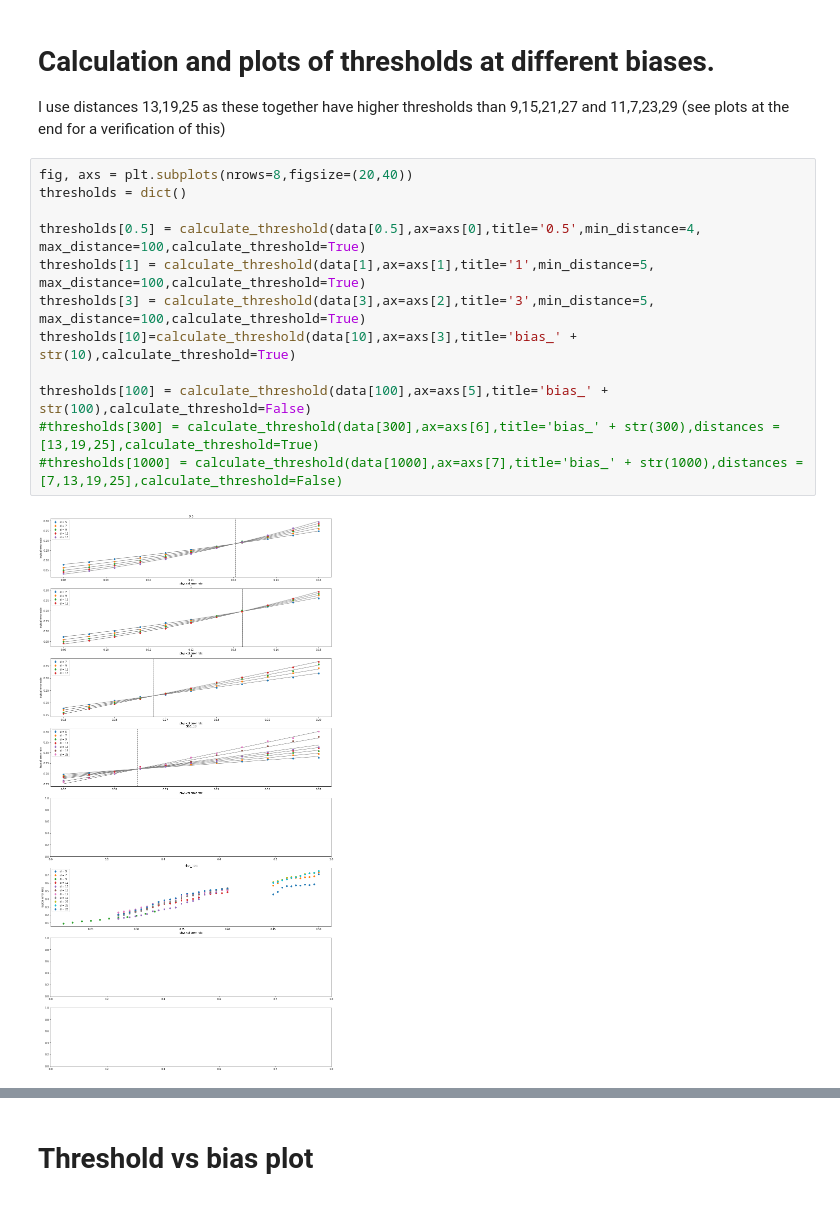
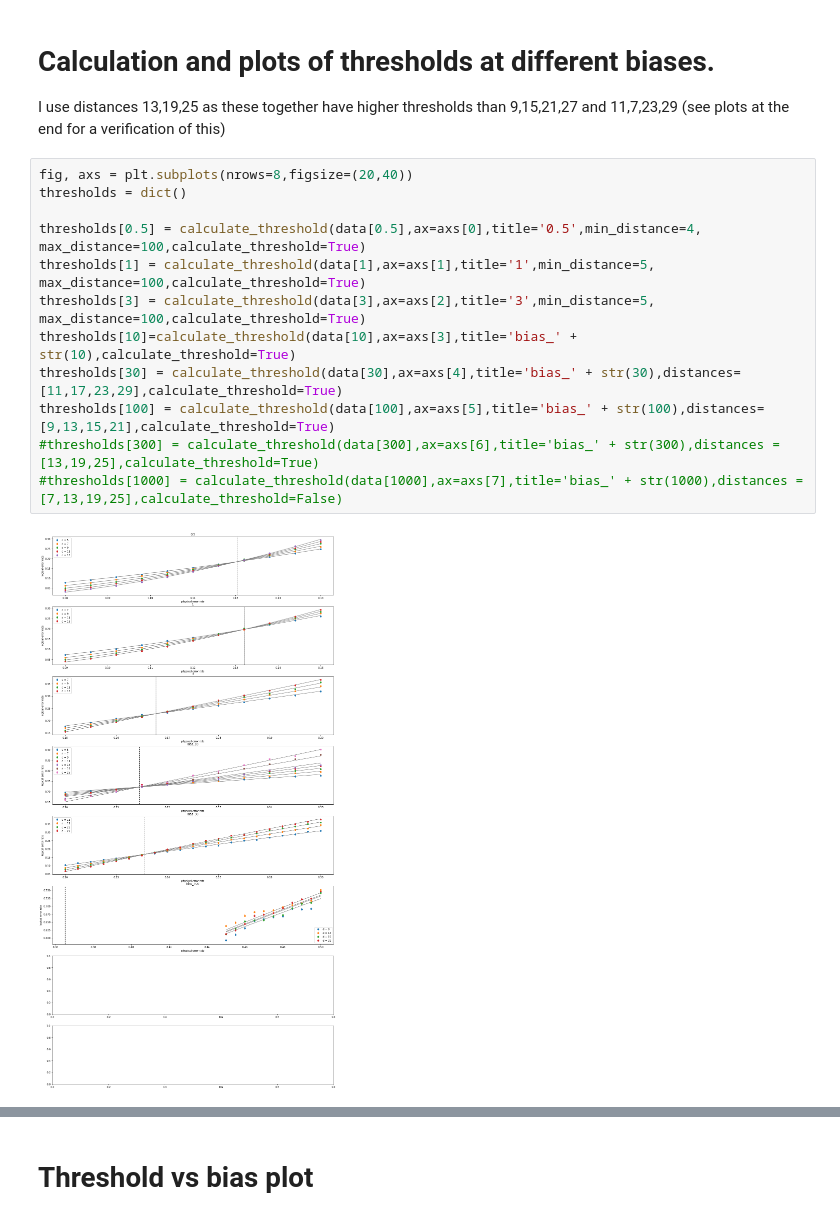
Before and after one commit to peter-janderks/restriction_decoder_domain_wall_colour_code, a Jupyter notebook: create_threshold_plot.ipynb, the cells around one changed output, grey strips where cells are left out. Cells and saved outputs as stored; diff of their text form.

Commit message:
update plots and prepare script

```diff
--- a/create_threshold_plot.ipynb
+++ b/create_threshold_plot.ipynb
@@ -141,14 +141,14 @@ I use distances 13,19,25 as these together have higher thresholds than 9,15,21,2
 # %%
 fig, axs = plt.subplots(nrows=8,figsize=(20,40))
 thresholds = dict()
 
 thresholds[0.5] = calculate_threshold(data[0.5],ax=axs[0],title='0.5',min_distance=4, max_distance=100,calculate_threshold=True)
 thresholds[1] = calculate_threshold(data[1],ax=axs[1],title='1',min_distance=5, max_distance=100,calculate_threshold=True)
 thresholds[3] = calculate_threshold(data[3],ax=axs[2],title='3',min_distance=5, max_distance=100,calculate_threshold=True)
 thresholds[10]=calculate_threshold(data[10],ax=axs[3],title='bias_' + str(10),calculate_threshold=True)
-
-thresholds[100] = calculate_threshold(data[100],ax=axs[5],title='bias_' + str(100),calculate_threshold=False)
+thresholds[30] = calculate_threshold(data[30],ax=axs[4],title='bias_' + str(30),distances=[11,17,23,29],calculate_threshold=True)
+thresholds[100] = calculate_threshold(data[100],ax=axs[5],title='bias_' + str(100),distances=[9,13,15,21],calculate_threshold=True)
 #thresholds[300] = calculate_threshold(data[300],ax=axs[6],title='bias_' + str(300),distances = [13,19,25],calculate_threshold=True)
 #thresholds[1000] = calculate_threshold(data[1000],ax=axs[7],title='bias_' + str(1000),distances = [7,13,19,25],calculate_threshold=False)
 # %% [output]
-[figure, old version]
+[figure, new version]
```
Also changed, not shown: parts of 3 cells of this notebook, 31 other files.
